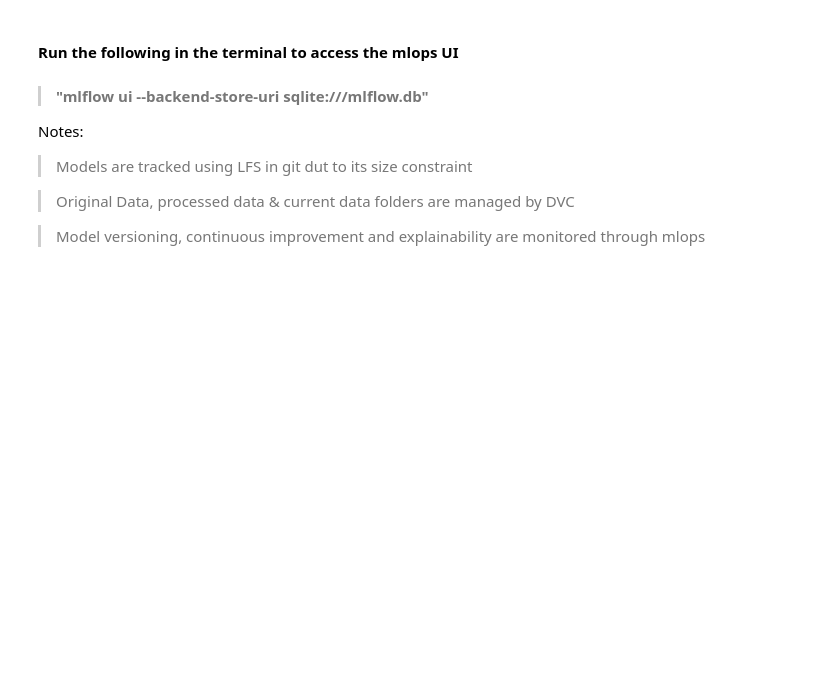
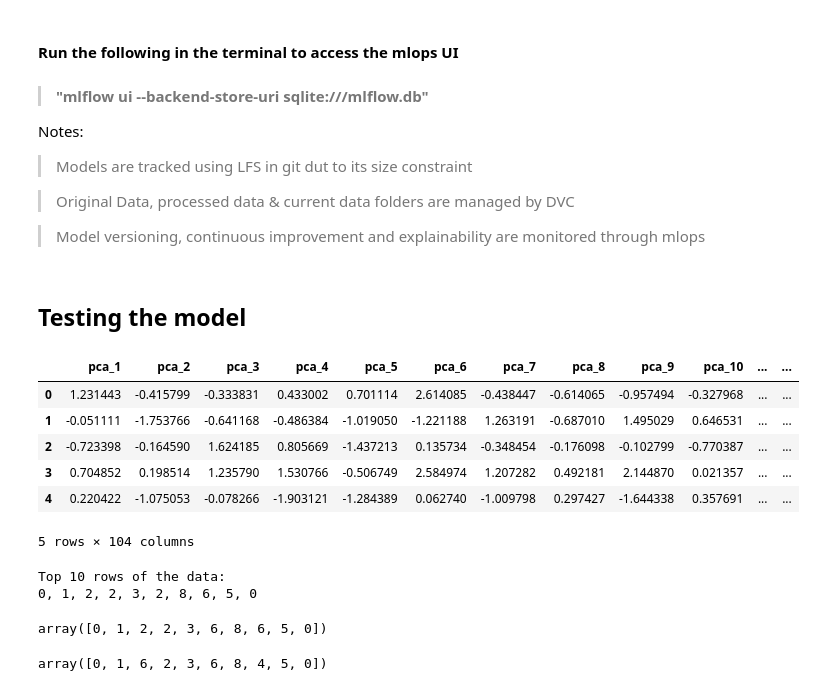
Before and after one commit to ushasri-15/Fashion-MNIST, a Jupyter notebook: group_89_mlops_assignment2.ipynb, the cells around one changed output. Drawn from its saved outputs; the diff is of its cells as text; code cells hidden in the pictures; blank space fills up the shorter version.

Commit message:
included model teste

```diff
--- a/group_89_mlops_assignment2.ipynb
+++ b/group_89_mlops_assignment2.ipynb
@@ -1257,3 +1257,40 @@ Notes:
 > Original Data, processed data & current data folders are managed by DVC
 
 > Model versioning, continuous improvement and explainability are monitored through mlops
+# %% [markdown]
+## Testing the model
+# %%
+X_test_processed.head()
+# %% [output]
+|  | pca_1 | pca_2 | pca_3 | pca_4 | pca_5 | pca_6 | pca_7 | pca_8 | pca_9 | pca_10 | ... | ... |
+| 0 | 1.231443 | -0.415799 | -0.333831 | 0.433002 | 0.701114 | 2.614085 | -0.438447 | -0.614065 | -0.957494 | -0.327968 | ... | ... |
+| 1 | -0.051111 | -1.753766 | -0.641168 | -0.486384 | -1.019050 | -1.221188 | 1.263191 | -0.687010 | 1.495029 | 0.646531 | ... | ... |
+| 2 | -0.723398 | -0.164590 | 1.624185 | 0.805669 | -1.437213 | 0.135734 | -0.348454 | -0.176098 | -0.102799 | -0.770387 | ... | ... |
+| 3 | 0.704852 | 0.198514 | 1.235790 | 1.530766 | -0.506749 | 2.584974 | 1.207282 | 0.492181 | 2.144870 | 0.021357 | ... | ... |
+| 4 | 0.220422 | -1.075053 | -0.078266 | -1.903121 | -1.284389 | 0.062740 | -1.009798 | 0.297427 | -1.644338 | 0.357691 | ... | ... |
+5 rows × 104 columns
+# %%
+y_test = pd.read_csv("processed_data/y_test.csv",header=None)
+
+# Convert to numpy array if needed
+y_test_array = np.array(y_test)
+
+# Display the top 10 rows
+print("Top 10 rows of the data:")
+top_10 = y_test_array[:10].flatten()
+print(', '.join(map(str, top_10)))
+# %% [output]
+Top 10 rows of the data:
+0, 1, 2, 2, 3, 2, 8, 6, 5, 0
+# %%
+# predict using RandomForest Classifier
+model = joblib.load("models/enhanced_rf_model.joblib")
+model.predict(X_test_processed.iloc[0:10, :])
+# %% [output]
+array([0, 1, 2, 2, 3, 6, 8, 6, 5, 0])
+# %%
+#predict using SVM
+model = joblib.load("models/optimized_svm.joblib")
+model.predict(X_test_processed.iloc[0:10, :])
+# %% [output]
+array([0, 1, 6, 2, 3, 6, 8, 4, 5, 0])
```
